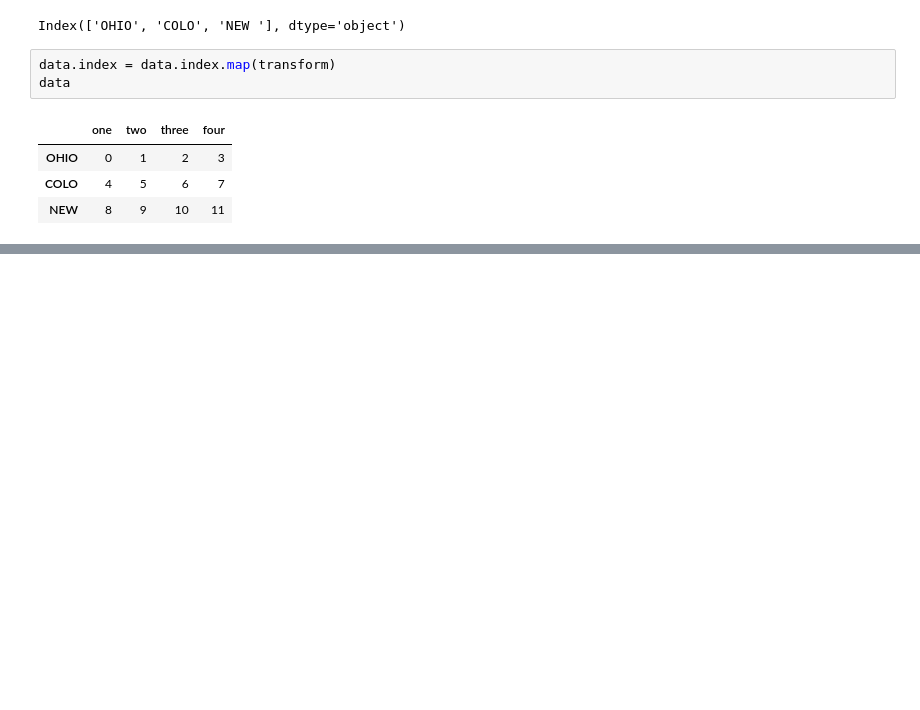
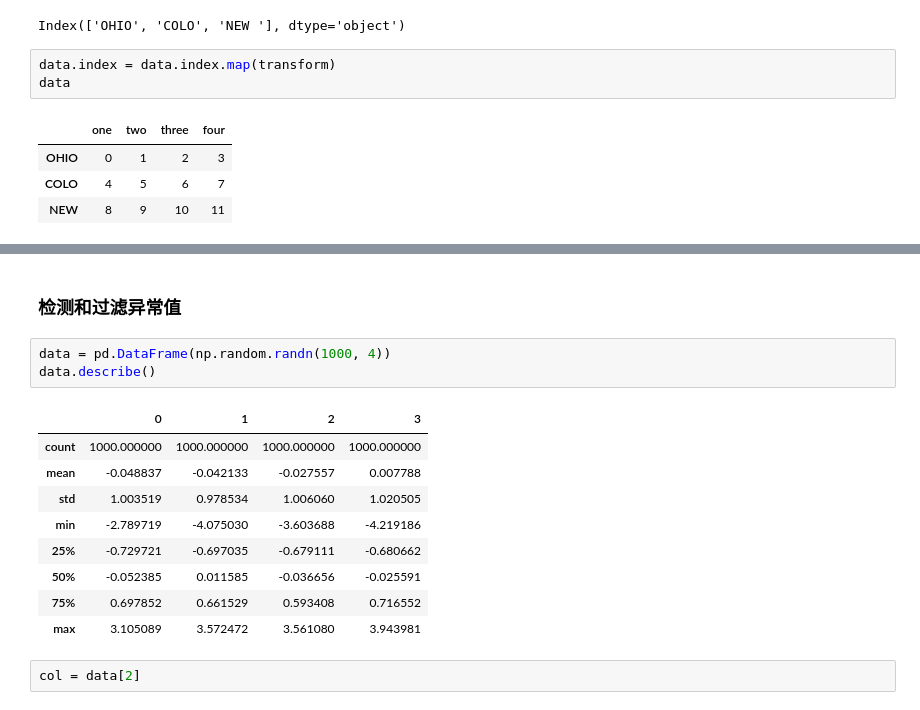
Before and after one commit to FFFantine/data_analysis_learning, a Jupyter notebook: Task3/Task3. 第七章 数据清洗和准备.ipynb, the cells around one changed output, grey strips where cells are left out. Cells and saved outputs as stored; diff of their text form; blank space fills up the shorter version.

```diff
--- a/Task3/Task3. 第七章 数据清洗和准备.ipynb
+++ b/Task3/Task3. 第七章 数据清洗和准备.ipynb
@@ -443,0 +557,17 @@ data
+# %% [markdown]
+### 检测和过滤异常值
+# %%
+data = pd.DataFrame(np.random.randn(1000, 4))
+data.describe()
+# %% [output]
+|  | 0 | 1 | 2 | 3 |
+| count | 1000.000000 | 1000.000000 | 1000.000000 | 1000.000000 |
+| mean | -0.048837 | -0.042133 | -0.027557 | 0.007788 |
+| std | 1.003519 | 0.978534 | 1.006060 | 1.020505 |
+| min | -2.789719 | -4.075030 | -3.603688 | -4.219186 |
+| 25% | -0.729721 | -0.697035 | -0.679111 | -0.680662 |
+| 50% | -0.052385 | 0.011585 | -0.036656 | -0.025591 |
+| 75% | 0.697852 | 0.661529 | 0.593408 | 0.716552 |
+| max | 3.105089 | 3.572472 | 3.561080 | 3.943981 |
+# %%
+col = data[2]
```
Also changed, not shown: parts of 117 cells of this notebook, 1 other file.
